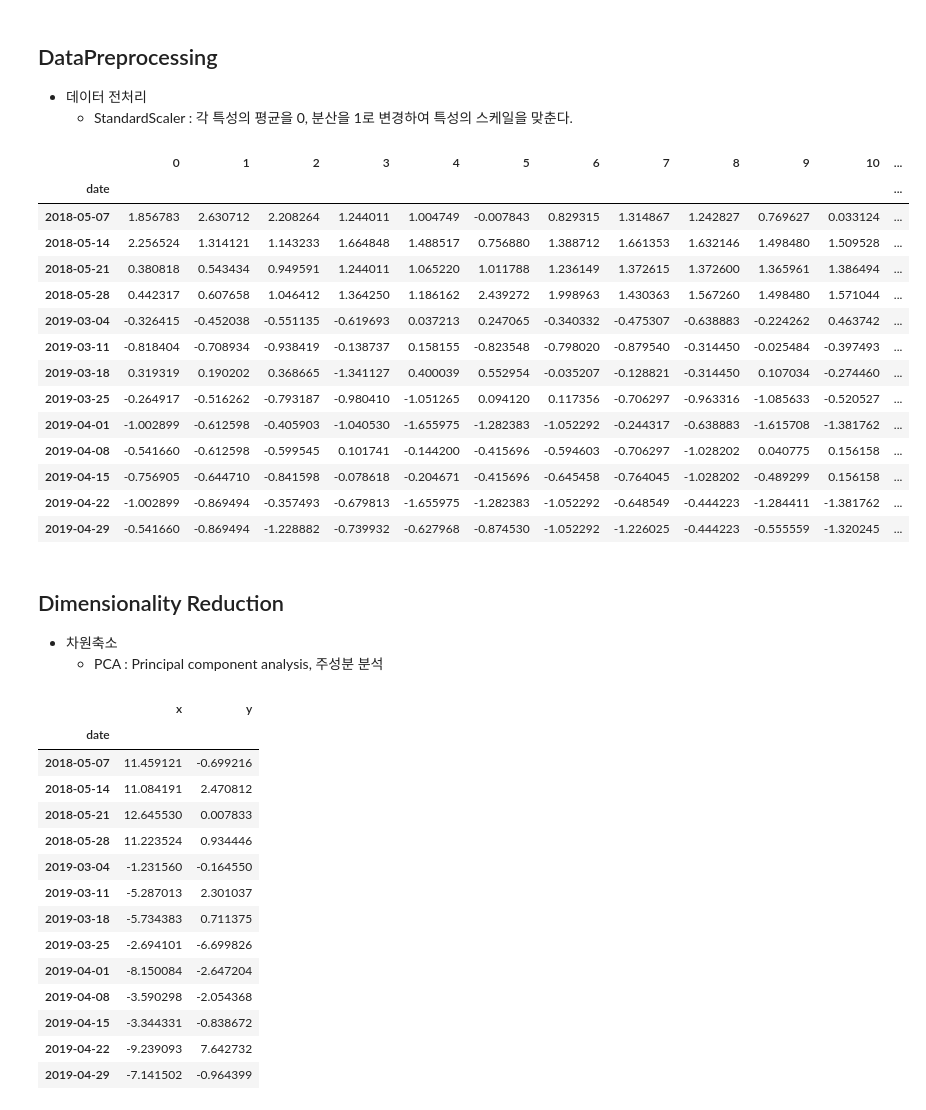
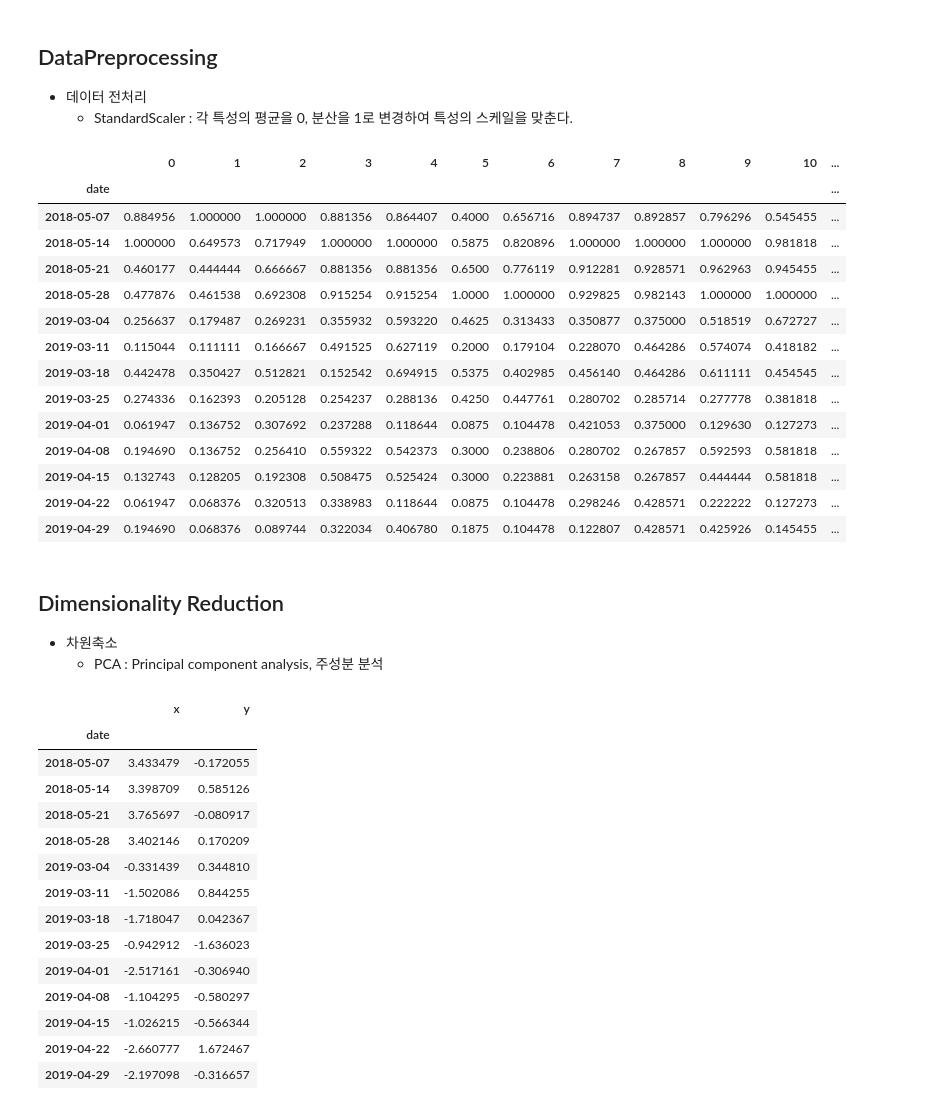
Before and after one commit to formegusto/pattern-recognition, a Jupyter notebook: 03.houself_clustering.ipynb, the cells around one changed output. Cells and saved outputs as stored; diff of their text form; code cells hidden in the pictures.

```diff
--- a/03.houself_clustering.ipynb
+++ b/03.houself_clustering.ipynb
@@ -163,29 +162,41 @@ DataPreprocessing
 # %%
 dpp = datas[datas.columns.difference(['date', 'year', 'month', 'day'])]
 dpp = dpp
 
+# Scaler 선택
+# STD, MIN, MAX, ROBUST
+selScaler = "MAX"
+
 scaler = StandardScaler()
-# scaler = RobustScaler()
+if selScaler == "STD":
+    scaler = StandardScaler()
+elif selScaler == "MIN":
+    scaler = MinMaxScaler()
+elif selScaler == "MAX":
+    scaler = MaxAbsScaler()
+elif selScaler == "ROBUST":
+    scaler = RobustScaler()
+
 dpp = pd.DataFrame(scaler.fit_transform(dpp))
 
 dpp.index = datas['date']
 dpp
 # %% [output]
 |  | 0 | 1 | 2 | 3 | 4 | 5 | 6 | 7 | 8 | 9 | 10 | ... |
 | date |  |  |  |  |  |  |  |  |  |  |  | ... |
-| 2018-05-07 | 1.856783 | 2.630712 | 2.208264 | 1.244011 | 1.004749 | -0.007843 | 0.829315 | 1.314867 | 1.242827 | 0.769627 | 0.033124 | ... |
-| 2018-05-14 | 2.256524 | 1.314121 | 1.143233 | 1.664848 | 1.488517 | 0.756880 | 1.388712 | 1.661353 | 1.632146 | 1.498480 | 1.509528 | ... |
-| 2018-05-21 | 0.380818 | 0.543434 | 0.949591 | 1.244011 | 1.065220 | 1.011788 | 1.236149 | 1.372615 | 1.372600 | 1.365961 | 1.386494 | ... |
-| 2018-05-28 | 0.442317 | 0.607658 | 1.046412 | 1.364250 | 1.186162 | 2.439272 | 1.998963 | 1.430363 | 1.567260 | 1.498480 | 1.571044 | ... |
-| 2019-03-04 | -0.326415 | -0.452038 | -0.551135 | -0.619693 | 0.037213 | 0.247065 | -0.340332 | -0.475307 | -0.638883 | -0.224262 | 0.463742 | ... |
-| 2019-03-11 | -0.818404 | -0.708934 | -0.938419 | -0.138737 | 0.158155 | -0.823548 | -0.798020 | -0.879540 | -0.314450 | -0.025484 | -0.397493 | ... |
-| 2019-03-18 | 0.319319 | 0.190202 | 0.368665 | -1.341127 | 0.400039 | 0.552954 | -0.035207 | -0.128821 | -0.314450 | 0.107034 | -0.274460 | ... |
-| 2019-03-25 | -0.264917 | -0.516262 | -0.793187 | -0.980410 | -1.051265 | 0.094120 | 0.117356 | -0.706297 | -0.963316 | -1.085633 | -0.520527 | ... |
-| 2019-04-01 | -1.002899 | -0.612598 | -0.405903 | -1.040530 | -1.655975 | -1.282383 | -1.052292 | -0.244317 | -0.638883 | -1.615708 | -1.381762 | ... |
-| 2019-04-08 | -0.541660 | -0.612598 | -0.599545 | 0.101741 | -0.144200 | -0.415696 | -0.594603 | -0.706297 | -1.028202 | 0.040775 | 0.156158 | ... |
-| 2019-04-15 | -0.756905 | -0.644710 | -0.841598 | -0.078618 | -0.204671 | -0.415696 | -0.645458 | -0.764045 | -1.028202 | -0.489299 | 0.156158 | ... |
-| 2019-04-22 | -1.002899 | -0.869494 | -0.357493 | -0.679813 | -1.655975 | -1.282383 | -1.052292 | -0.648549 | -0.444223 | -1.284411 | -1.381762 | ... |
-| 2019-04-29 | -0.541660 | -0.869494 | -1.228882 | -0.739932 | -0.627968 | -0.874530 | -1.052292 | -1.226025 | -0.444223 | -0.555559 | -1.320245 | ... |
+| 2018-05-07 | 0.884956 | 1.000000 | 1.000000 | 0.881356 | 0.864407 | 0.4000 | 0.656716 | 0.894737 | 0.892857 | 0.796296 | 0.545455 | ... |
+| 2018-05-14 | 1.000000 | 0.649573 | 0.717949 | 1.000000 | 1.000000 | 0.5875 | 0.820896 | 1.000000 | 1.000000 | 1.000000 | 0.981818 | ... |
+| 2018-05-21 | 0.460177 | 0.444444 | 0.666667 | 0.881356 | 0.881356 | 0.6500 | 0.776119 | 0.912281 | 0.928571 | 0.962963 | 0.945455 | ... |
+| 2018-05-28 | 0.477876 | 0.461538 | 0.692308 | 0.915254 | 0.915254 | 1.0000 | 1.000000 | 0.929825 | 0.982143 | 1.000000 | 1.000000 | ... |
+| 2019-03-04 | 0.256637 | 0.179487 | 0.269231 | 0.355932 | 0.593220 | 0.4625 | 0.313433 | 0.350877 | 0.375000 | 0.518519 | 0.672727 | ... |
+| 2019-03-11 | 0.115044 | 0.111111 | 0.166667 | 0.491525 | 0.627119 | 0.2000 | 0.179104 | 0.228070 | 0.464286 | 0.574074 | 0.418182 | ... |
+| 2019-03-18 | 0.442478 | 0.350427 | 0.512821 | 0.152542 | 0.694915 | 0.5375 | 0.402985 | 0.456140 | 0.464286 | 0.611111 | 0.454545 | ... |
+| 2019-03-25 | 0.274336 | 0.162393 | 0.205128 | 0.254237 | 0.288136 | 0.4250 | 0.447761 | 0.280702 | 0.285714 | 0.277778 | 0.381818 | ... |
+| 2019-04-01 | 0.061947 | 0.136752 | 0.307692 | 0.237288 | 0.118644 | 0.0875 | 0.104478 | 0.421053 | 0.375000 | 0.129630 | 0.127273 | ... |
+| 2019-04-08 | 0.194690 | 0.136752 | 0.256410 | 0.559322 | 0.542373 | 0.3000 | 0.238806 | 0.280702 | 0.267857 | 0.592593 | 0.581818 | ... |
+| 2019-04-15 | 0.132743 | 0.128205 | 0.192308 | 0.508475 | 0.525424 | 0.3000 | 0.223881 | 0.263158 | 0.267857 | 0.444444 | 0.581818 | ... |
+| 2019-04-22 | 0.061947 | 0.068376 | 0.320513 | 0.338983 | 0.118644 | 0.0875 | 0.104478 | 0.298246 | 0.428571 | 0.222222 | 0.127273 | ... |
+| 2019-04-29 | 0.194690 | 0.068376 | 0.089744 | 0.322034 | 0.406780 | 0.1875 | 0.104478 | 0.122807 | 0.428571 | 0.425926 | 0.145455 | ... |
 # %% [markdown]
 Dimensionality Reduction
 ---
@@ -202,19 +213,19 @@ dr
 # %% [output]
 |  | x | y |
 | date |  |  |
-| 2018-05-07 | 11.459121 | -0.699216 |
-| 2018-05-14 | 11.084191 | 2.470812 |
-| 2018-05-21 | 12.645530 | 0.007833 |
-| 2018-05-28 | 11.223524 | 0.934446 |
-| 2019-03-04 | -1.231560 | -0.164550 |
-| 2019-03-11 | -5.287013 | 2.301037 |
-| 2019-03-18 | -5.734383 | 0.711375 |
-| 2019-03-25 | -2.694101 | -6.699826 |
-| 2019-04-01 | -8.150084 | -2.647204 |
-| 2019-04-08 | -3.590298 | -2.054368 |
-| 2019-04-15 | -3.344331 | -0.838672 |
-| 2019-04-22 | -9.239093 | 7.642732 |
-| 2019-04-29 | -7.141502 | -0.964399 |
+| 2018-05-07 | 3.433479 | -0.172055 |
+| 2018-05-14 | 3.398709 | 0.585126 |
+| 2018-05-21 | 3.765697 | -0.080917 |
+| 2018-05-28 | 3.402146 | 0.170209 |
+| 2019-03-04 | -0.331439 | 0.344810 |
+| 2019-03-11 | -1.502086 | 0.844255 |
+| 2019-03-18 | -1.718047 | 0.042367 |
+| 2019-03-25 | -0.942912 | -1.636023 |
+| 2019-04-01 | -2.517161 | -0.306940 |
+| 2019-04-08 | -1.104295 | -0.580297 |
+| 2019-04-15 | -1.026215 | -0.566344 |
+| 2019-04-22 | -2.660777 | 1.672467 |
+| 2019-04-29 | -2.197098 | -0.316657 |
 # %%
 plt.scatter(dr['x'], dr['y'], marker = 'o')
 plt.xlabel('x')
```
Also changed, not shown: parts of 18 cells of this notebook, 1 other file.
